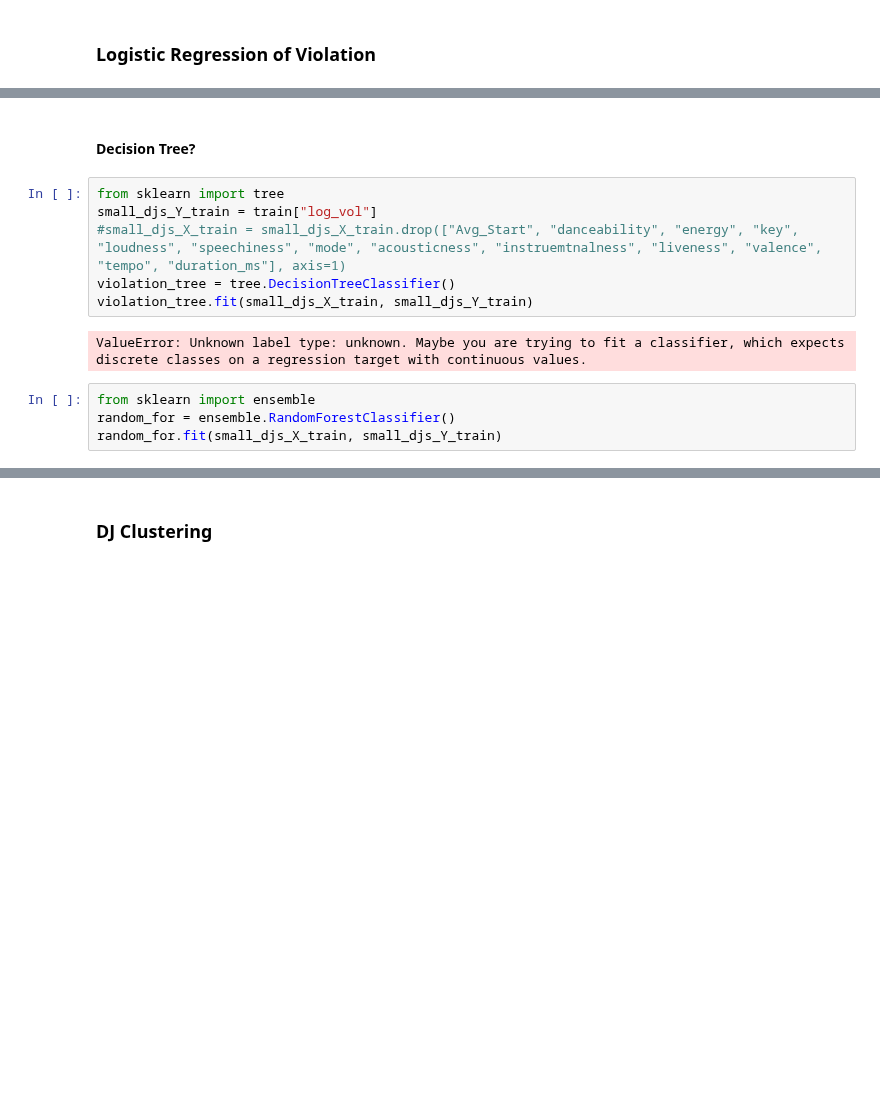
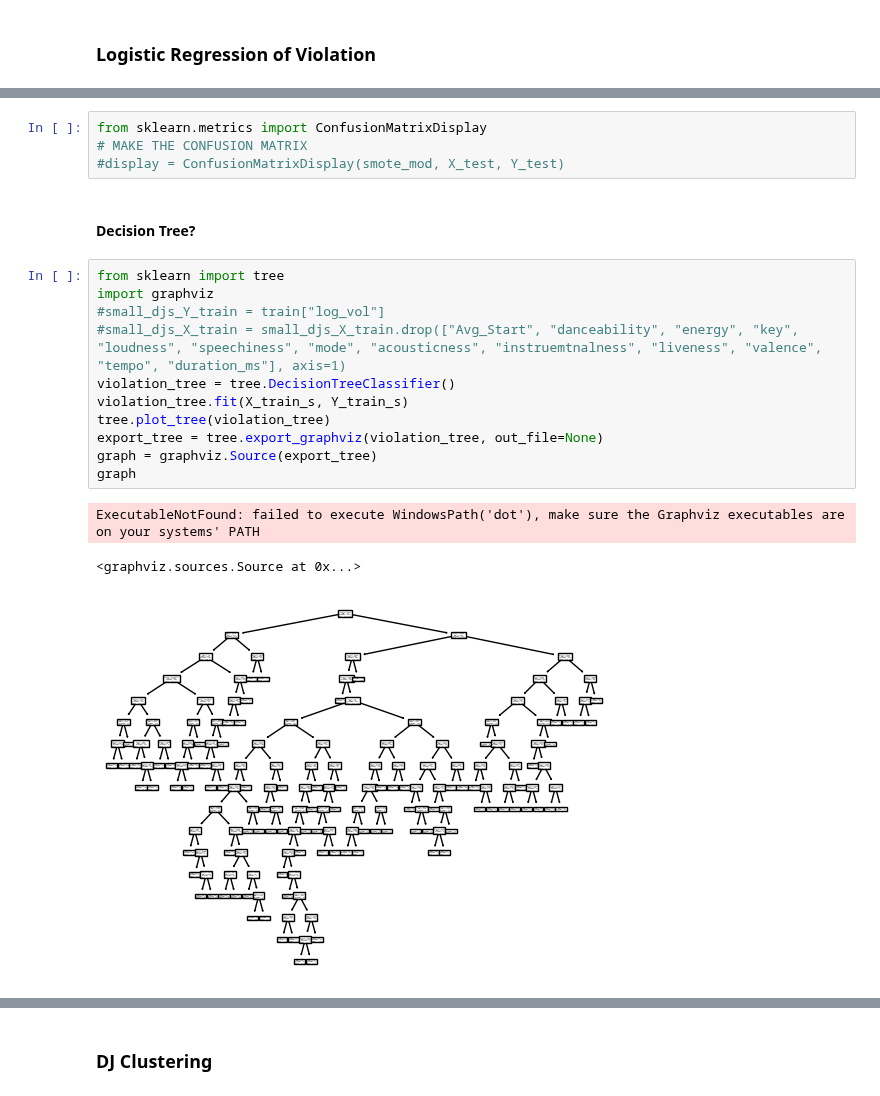
Before and after one commit to zhayes42/CS3870-WRUV, a Jupyter notebook: main.ipynb, the cells around one changed output, grey strips where cells are left out. Saved outputs shown, nothing was run; the diff lists cells and outputs as text; blank space fills up the shorter version.

```diff
--- a/main.ipynb
+++ b/main.ipynb
@@ -714,14 +807,21 @@ Please also refer to the documentation for alternative solver options:
+# %%
+from sklearn.metrics import ConfusionMatrixDisplay
+# MAKE THE CONFUSION MATRIX
+#display = ConfusionMatrixDisplay(smote_mod, X_test, Y_test)
 # %% [markdown]
 #### Decision Tree?
 # %%
 from sklearn import tree
-small_djs_Y_train = train["log_vol"]
+import graphviz
+#small_djs_Y_train = train["log_vol"]
 #small_djs_X_train = small_djs_X_train.drop(["Avg_Start", "danceability", "energy", "key", "loudness", "speechiness", "mode", "acousticness", "instruemtnalness", "liveness", "valence", "tempo", "duration_ms"], axis=1)
 violation_tree = tree.DecisionTreeClassifier()
-violation_tree.fit(small_djs_X_train, small_djs_Y_train)
+violation_tree.fit(X_train_s, Y_train_s)
+tree.plot_tree(violation_tree)
+export_tree = tree.export_graphviz(violation_tree, out_file=None)
+graph = graphviz.Source(export_tree)
+graph
 # %% [output]
-ValueError: Unknown label type: unknown. Maybe you are trying to fit a classifier, which expects discrete classes on a regression target with continuous values.
+ExecutableNotFound: failed to execute WindowsPath('dot'), make sure the Graphviz executables are on your systems' PATH
+<graphviz.sources.Source at 0x...>
+[figure, added]
-# %%
-from sklearn import ensemble
-random_for = ensemble.RandomForestClassifier()
-random_for.fit(small_djs_X_train, small_djs_Y_train)
```
Also changed, not shown: parts of 21 cells of this notebook.
